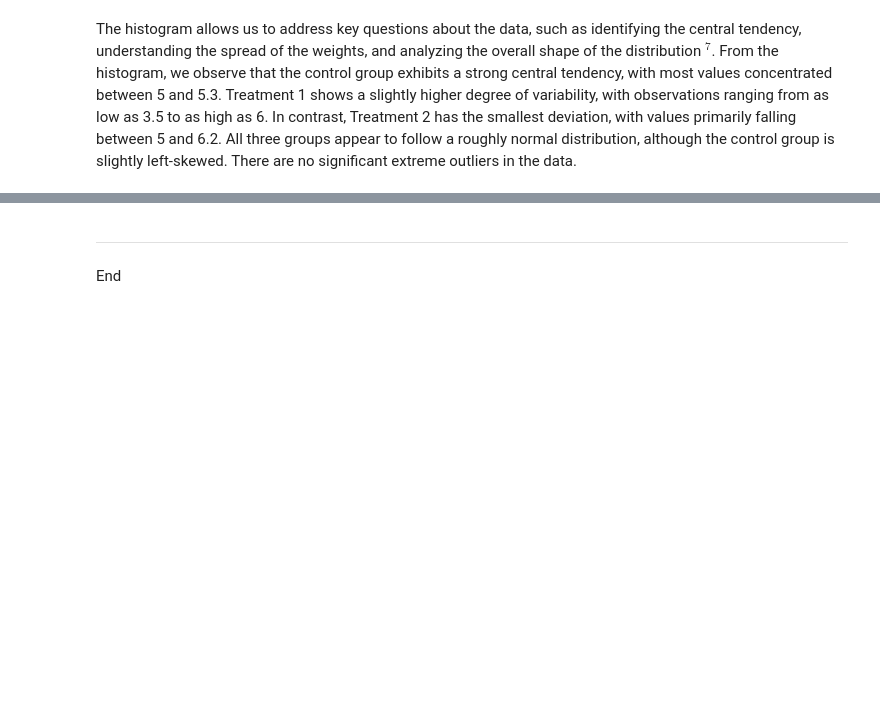
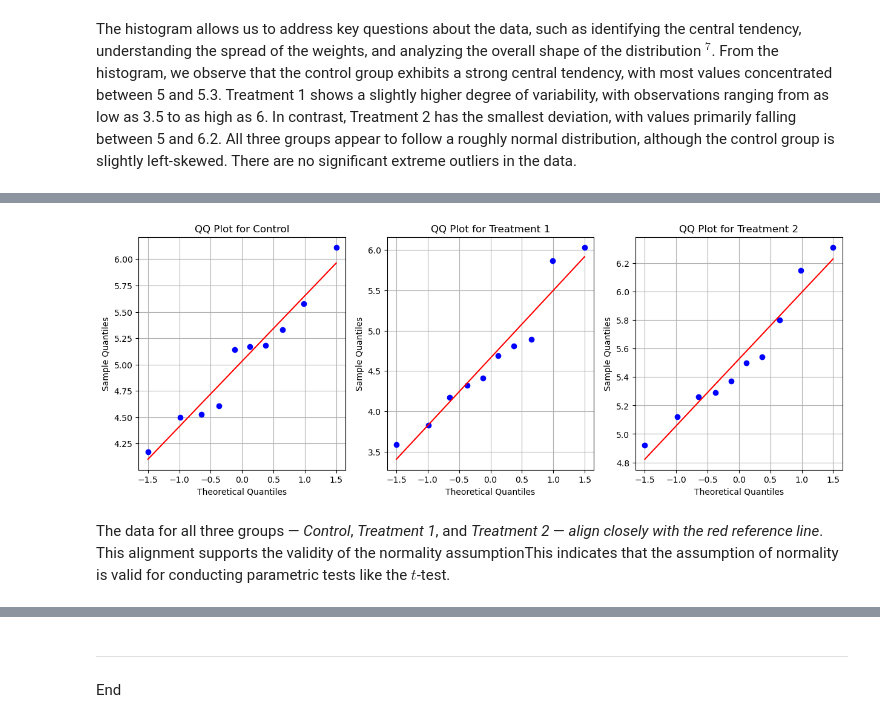
Before and after one commit to C-3sc0/applied_statistics, a Jupyter notebook: project.ipynb, the cells around one changed output, grey strips where cells are left out. Cells and saved outputs as stored; diff of their text form; code cells hidden in the pictures; blank space fills up the shorter version.

```diff
--- a/project.ipynb
+++ b/project.ipynb
@@ -261,0 +329,18 @@ The histogram allows us to address key questions about the data, such as identif
+# %%
+# create dictionary of subsets
+subsets = {"Control": ctrl, "Treatment 1": trt1, "Treatment 2": trt2}
+
+# loop through the subsets and perform the Shapiro-Wilk test
+for subset_name, subset_data in subsets.items():
+    # Removing the 'group' column
+    weight_only = subset_data.drop(columns=['group'])
+    for column in weight_only.columns:
+        # Perform the Shapiro-Wilk test
+        stat, p = shapiro(weight_only[column])
+        print(f"Shapiro-Wilk Test for {subset_name}:\np-value = {p}")
+        # Set the significance level
+        alpha = 0.05
+        if p > alpha:
+            print(f"{column} in {subset_name} looks Gaussian (fail to reject H0)\n")
+        else:
+            print(f"{column} in {subset_name} does not look Gaussian (reject H0)\n")
@@ -261,0 +363,22 @@ The histogram allows us to address key questions about the data, such as identif
+# %%
+subsets = {"Control": ctrl, "Treatment 1": trt1, "Treatment 2": trt2}
+
+# Create a single figure with 1 column and 3 rows for the QQ plots
+fig, axes = plt.subplots(1,3, figsize=(15, 5))
+
+# Loop through the subsets and create a QQ plot for each group
+for i, (group_name, subset) in enumerate(subsets.items()):
+    weight_only = subset.drop(columns=['group'])
+    # Create QQ plot for each column in the group
+    for column in weight_only.columns:
+        ax = axes[i]
+        probplot(subset[column], dist="norm", plot=ax)
+        ax.set_title(f"QQ Plot for {group_name}")
+        ax.set_xlabel("Theoretical Quantiles")
+        ax.set_ylabel("Sample Quantiles")
+        ax.grid(True)
+plt.show()
+# %% [output]
+[figure, added]
+# %% [markdown]
+The data for all three groups — *Control*, *Treatment 1*, and *Treatment 2* — *align closely with the red reference line*. This alignment supports the validity of the normality assumptionThis indicates that the assumption of normality is valid for conducting parametric tests like the $t$-test.
```
Also changed, not shown: parts of 34 cells of this notebook.
